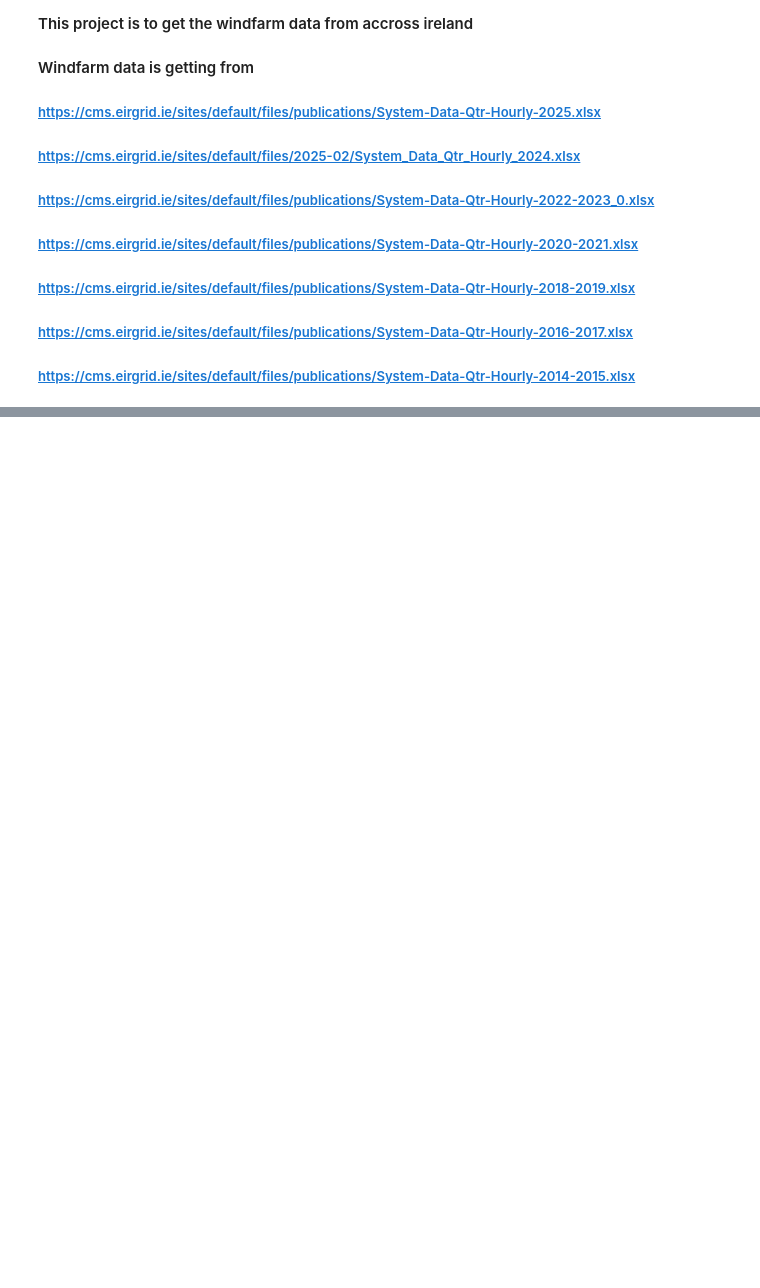
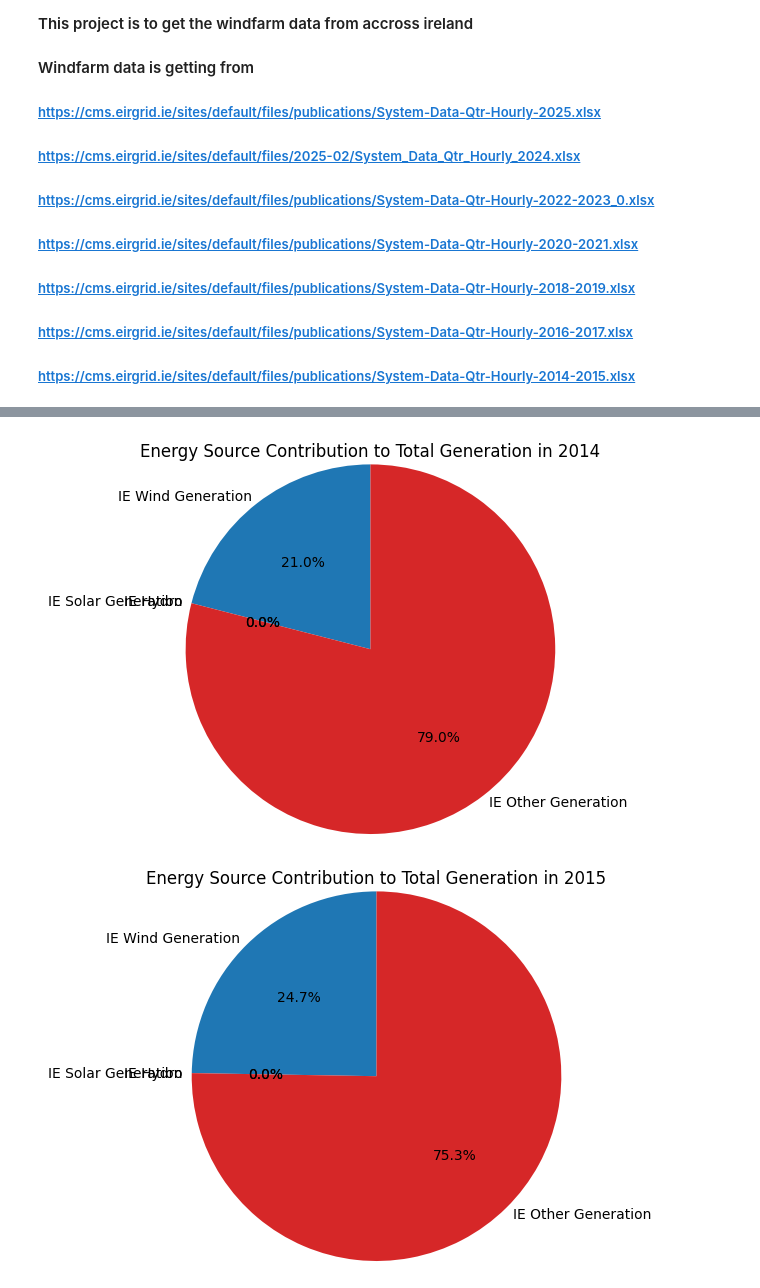
Before and after one commit to akshaypastagiya/PFDA, a Jupyter notebook: Project/data/eirenergy.ipynb, the cells around one changed output, grey strips where cells are left out. Saved outputs shown, nothing was run; the diff lists cells and outputs as text; code cells hidden in the pictures; blank space fills up the shorter version.

```diff
--- a/Project/data/eirenergy.ipynb
+++ b/Project/data/eirenergy.ipynb
@@ -97,64 +208,68 @@ yearly_generation_type
 # %%
 
-yearly_generation_type.loc[2014].plot(kind='pie', autopct='%1.1f%%', startangle=140, colors=sns.color_palette('pastel'))
+# Pie chart to understand the eneragy generation change year wise
+plt.pie(x=yearly_generation_type.loc[2014],autopct='%1.1f%%',labels=yearly_generation_type.columns.to_list(),labeldistance=1.05,startangle=90)
 plt.title('Energy Source Contribution to Total Generation in 2014')
 plt.ylabel('')
 plt.autoscale(enable=True,tight=True)
 plt.show()
-yearly_generation_type.loc[2015].plot(kind='pie', autopct='%1.1f%%', startangle=140, colors=sns.color_palette('pastel'))
+plt.pie(x=yearly_generation_type.loc[2015],autopct='%1.1f%%',labels=yearly_generation_type.columns.to_list(),labeldistance=1.05,startangle=90)
 plt.title('Energy Source Contribution to Total Generation in 2015')
 plt.ylabel('')
 plt.autoscale(enable=True,tight=True)
 plt.show()
-yearly_generation_type.loc[2016].plot(kind='pie', autopct='%1.1f%%', startangle=140, colors=sns.color_palette('pastel'))
+plt.pie(x=yearly_generation_type.loc[2016],autopct='%1.1f%%',labels=yearly_generation_type.columns.to_list(),labeldistance=1.05,startangle=90)
 plt.title('Energy Source Contribution to Total Generation in 2016')
 plt.ylabel('')
 plt.autoscale(enable=True,tight=True)
 plt.show()
-yearly_generation_type.loc[2017].plot(kind='pie', autopct='%1.1f%%', startangle=140, colors=sns.color_palette('pastel'))
+plt.pie(x=yearly_generation_type.loc[2017],autopct='%1.1f%%',labels=yearly_generation_type.columns.to_list(),labeldistance=1.05,startangle=90)
 plt.title('Energy Source Contribution to Total Generation in 2017')
 plt.ylabel('')
 plt.autoscale(enable=True,tight=True)
 plt.ylabel('')
 plt.autoscale(enable=True,tight=True)
 plt.show()
-yearly_generation_type.loc[2018].plot(kind='pie', autopct='%1.1f%%', startangle=140, colors=sns.color_palette('pastel'))
+plt.pie(x=yearly_generation_type.loc[2018],autopct='%1.1f%%',labels=yearly_generation_type.columns.to_list(),labeldistance=1.05,startangle=90)
 plt.title('Energy Source Contribution to Total Generation in 2018')
 plt.ylabel('')
 plt.autoscale(enable=True,tight=True)
 plt.show()
-yearly_generation_type.loc[2019].plot(kind='pie', autopct='%1.1f%%', startangle=140, colors=sns.color_palette('pastel'))
+plt.pie(x=yearly_generation_type.loc[2019],autopct='%1.1f%%',labels=yearly_generation_type.columns.to_list(),labeldistance=1.05,startangle=90)
 plt.title('Energy Source Contribution to Total Generation in 2019')
 plt.ylabel('')
 plt.autoscale(enable=True,tight=True)
 plt.show()
-yearly_generation_type.loc[2020].plot(kind='pie', autopct='%1.1f%%', startangle=140, colors=sns.color_palette('pastel'))
+plt.pie(x=yearly_generation_type.loc[2020],autopct='%1.1f%%',labels=yearly_generation_type.columns.to_list(),labeldistance=1.05,startangle=90)
 plt.title('Energy Source Contribution to Total Generation in 2020')
 plt.ylabel('')
 plt.autoscale(enable=True,tight=True)
 plt.show()
-yearly_generation_type.loc[2021].plot(kind='pie', autopct='%1.1f%%', startangle=140, colors=sns.color_palette('pastel'))
+plt.pie(x=yearly_generation_type.loc[2021],autopct='%1.1f%%',labels=yearly_generation_type.columns.to_list(),labeldistance=1.05,startangle=90)
 plt.title('Energy Source Contribution to Total Generation in 2021')
 plt.ylabel('')
 plt.autoscale(enable=True,tight=True)
 plt.show()
-yearly_generation_type.loc[2022].plot(kind='pie', autopct='%1.1f%%', startangle=140, colors=sns.color_palette('pastel'))
+plt.pie(x=yearly_generation_type.loc[2022],autopct='%1.1f%%',labels=yearly_generation_type.columns.to_list(),labeldistance=1.05,startangle=90)
 plt.title('Energy Source Contribution to Total Generation in 2022')
 plt.ylabel('')
 plt.autoscale(enable=True,tight=True)
 plt.show()
-yearly_generation_type.loc[2023].plot(kind='pie', autopct='%1.1f%%', startangle=140, colors=sns.color_palette('pastel'))
+plt.pie(x=yearly_generation_type.loc[2023],autopct='%1.1f%%',labels=yearly_generation_type.columns.to_list(),labeldistance=1.05,startangle=90)
 plt.title('Energy Source Contribution to Total Generation in 2023')
 plt.ylabel('')
 plt.autoscale(enable=True,tight=True)
 plt.show()
-yearly_generation_type.loc[2024].plot(kind='pie', autopct='%1.1f%%', startangle=140, colors=sns.color_palette('pastel'))
+plt.pie(x=yearly_generation_type.loc[2024],autopct='%1.1f%%',labels=yearly_generation_type.columns.to_list(),labeldistance=1.05,startangle=90)
 plt.title('Energy Source Contribution to Total Generation in 2024')
 plt.ylabel('')
 plt.autoscale(enable=True,tight=True)
 plt.show()
-yearly_generation_type.loc[2025].plot(kind='pie', autopct='%1.1f%%', startangle=140, colors=sns.color_palette('pastel'))
+plt.pie(x=yearly_generation_type.loc[2025],autopct='%1.1f%%',labels=yearly_generation_type.columns.to_list(),labeldistance=1.05,startangle=90)
 plt.title('Energy Source Contribution to Total Generation in 2025')
 plt.ylabel('')
 plt.autoscale(enable=True,tight=True)
 plt.show()
+# %% [output]
+[figure, added]
+[figure, added]
```
Also changed, not shown: parts of 21 cells of this notebook, 2 other files.
